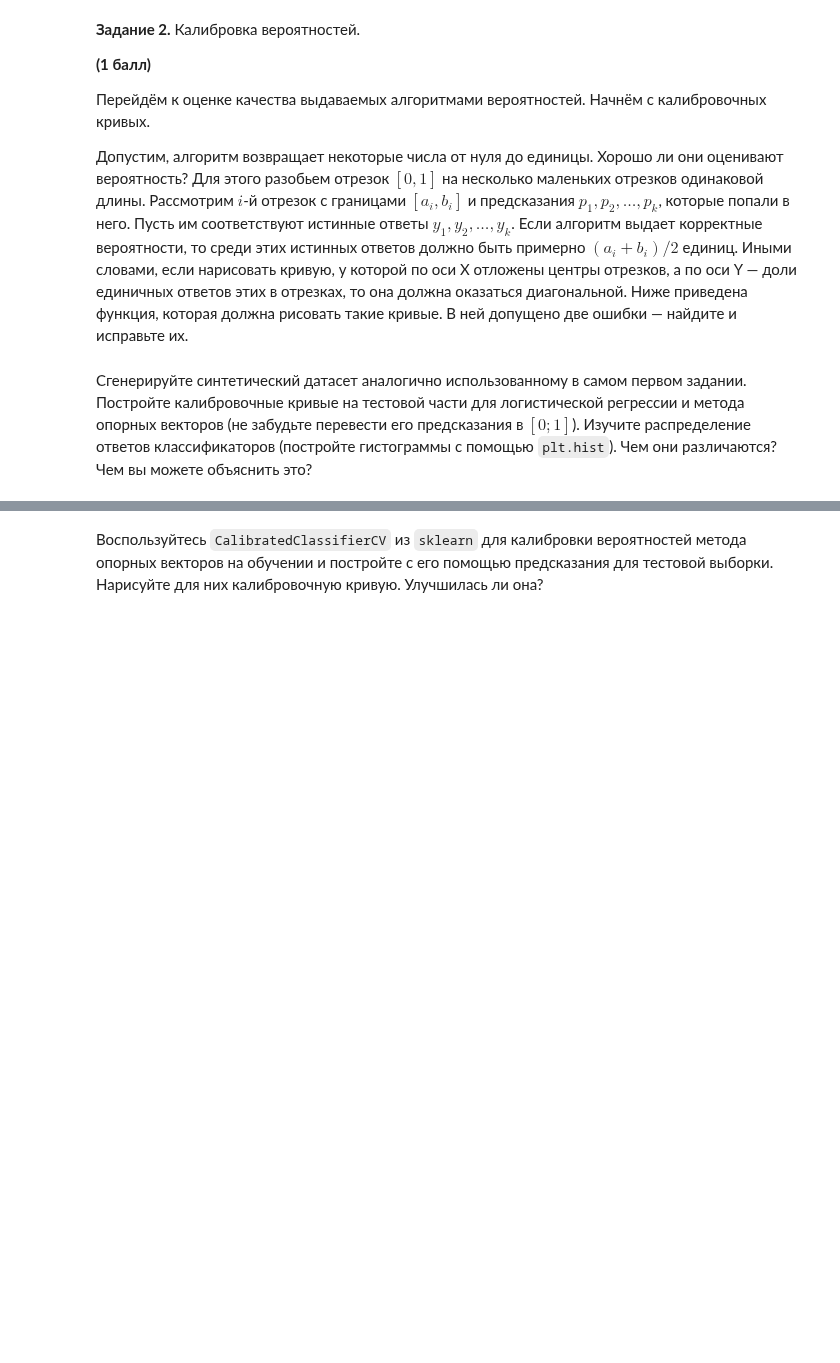
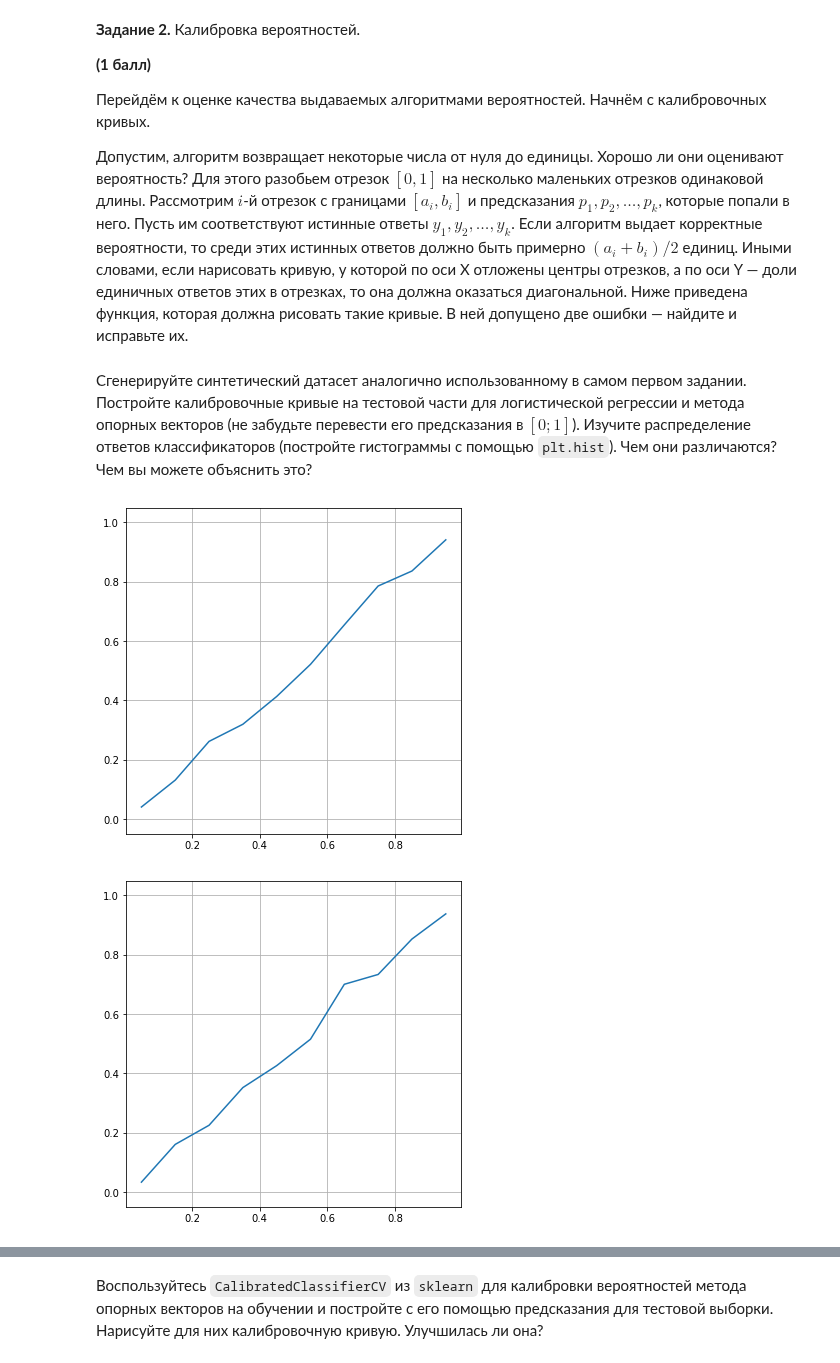
Before and after one commit to HeySlava/hse_course, a Jupyter notebook: homework4/homework-practice-04-classification.ipynb, the cells around one changed output, grey strips where cells are left out. Drawn from its saved outputs; the diff is of its cells as text; code cells hidden in the pictures; blank space fills up the shorter version.

Commit message:
drew all colibration curves, finished chapter 0

```diff
--- a/homework4/homework-practice-04-classification.ipynb
+++ b/homework4/homework-practice-04-classification.ipynb
@@ -190,8 +188,8 @@ def plot_calibration_curve(y_test, preds):
     for i in range(n_bins):
         l = 1.0 / n_bins * i
         r = 1.0 / n_bins * (i + 1)
-        bin_middle_points.append((l - r) / 2)
-        bin_real_ratios.append(np.min(y_test[(preds >= l) & (preds < r)] == 1))
+        bin_middle_points.append((l+r) / 2)
+        bin_real_ratios.append(np.sum(y_test[(preds >= l) & (preds < r)])/y_test[(preds >= l) & (preds < r)].shape[0])
     plt.figure(figsize=(6,6))
     plt.plot(bin_middle_points, bin_real_ratios)
     plt.ylim([-0.05, 1.05])
@@ -202,0 +199,19 @@ def plot_calibration_curve(y_test, preds):
+# %%
+X, y = make_classification(
+    n_samples=10000, n_features=10, n_informative=5, n_redundant=5,
+    random_state=10)
+
+X_train, X_test, y_train, y_test = train_test_split(
+    X, y, test_size=0.3, random_state=42)
+
+log = LogisticRegression(C=1, max_iter=100000, solver='lbfgs').fit(X_train, y_train)
+svc = SVC(kernel='linear', C=0.01, max_iter=100000, probability=True).fit(X_train, y_train)
+
+log_pred = log.predict_proba(X_test)[:, 1]
+svc_pred = svc.predict_proba(X_test)[:, 1]
+# %%
+plot_calibration_curve(y_test, svc_pred)
+plot_calibration_curve(y_test, log_pred)
+# %% [output]
+[figure, added]
+[figure, added]
```
Also changed, not shown: parts of 10 cells of this notebook.
